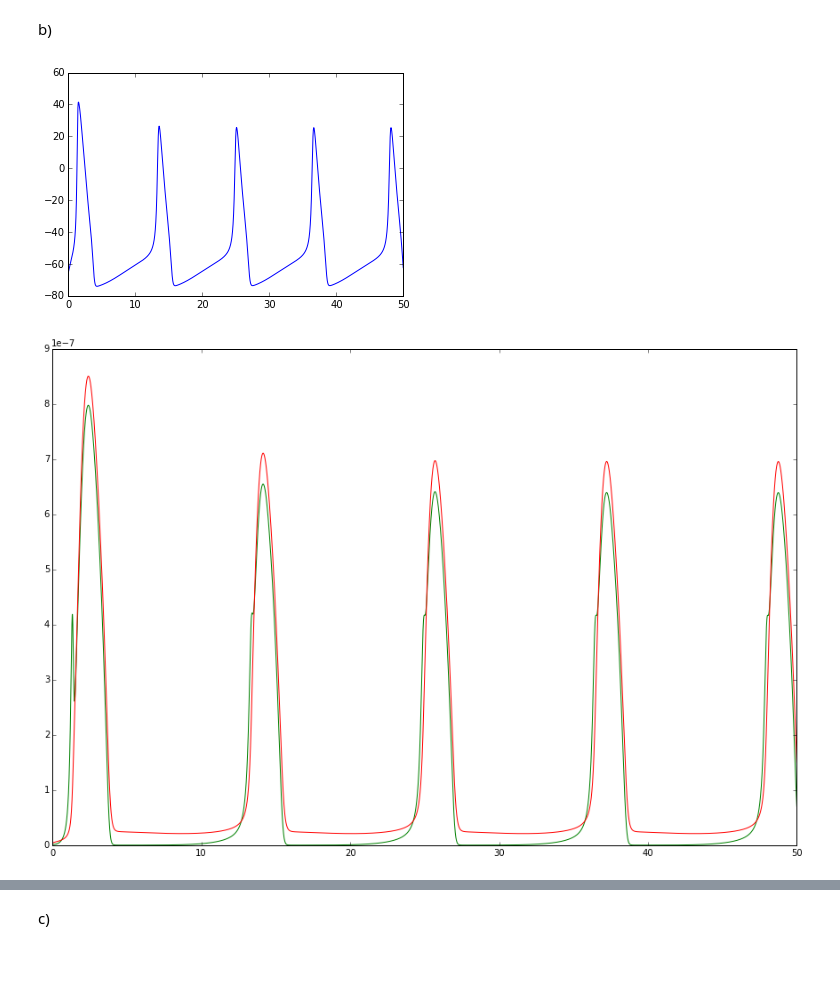
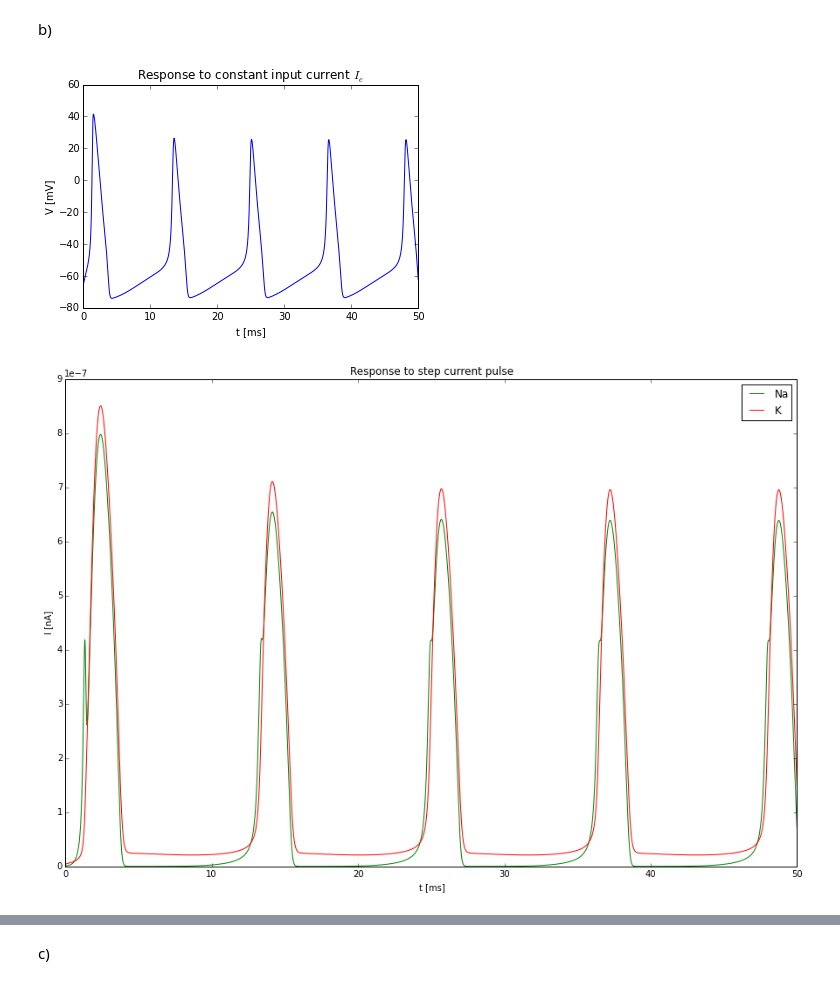
Before and after one commit to dokato/mns, a Jupyter notebook: MNS_6.ipynb, the cells around one changed output, grey strips where cells are left out. Cells and saved outputs as stored; diff of their text form; code cells hidden in the pictures.

```diff
--- a/MNS_6.ipynb
+++ b/MNS_6.ipynb
@@ -129,20 +131,27 @@ b)
 # %%
 i_e2 = 20*1e-9 #A
 hhvb, inavecb, ikvecb, nvec = euler_hh(v_0, n0, m0, h0, tv, ek, ena, i_e2, True)
 ax = plt.gca()
 ax.plot(tv, hhvb[0])
 ax.ticklabel_format(useOffset=False)
+plt.title('Response to constant input current $I_e$')
+plt.xlabel('t [ms]')
+plt.ylabel('V [mV]')
 plt.show()
 # %% [output]
-[figure, old version]
+[figure, new version]
 # %%
 plt.figure(figsize=(15,10))
 ax = plt.gca()
 ax.plot(tv, -inavecb[0], 'g', label='Na')
 ax.plot(tv, ikvecb[0], 'r', label='K')
 ax.ticklabel_format(useOffset=False)
+plt.legend()
+plt.title('Response to step current pulse')
+plt.xlabel('t [ms]')
+plt.ylabel('I [nA]')
 plt.show()
 # %% [output]
-[figure, old version]
+[figure, new version]
 # %%
 plt.plot(hhvb[0], nvec[0])
```
Also changed, not shown: parts of 12 cells of this notebook.
